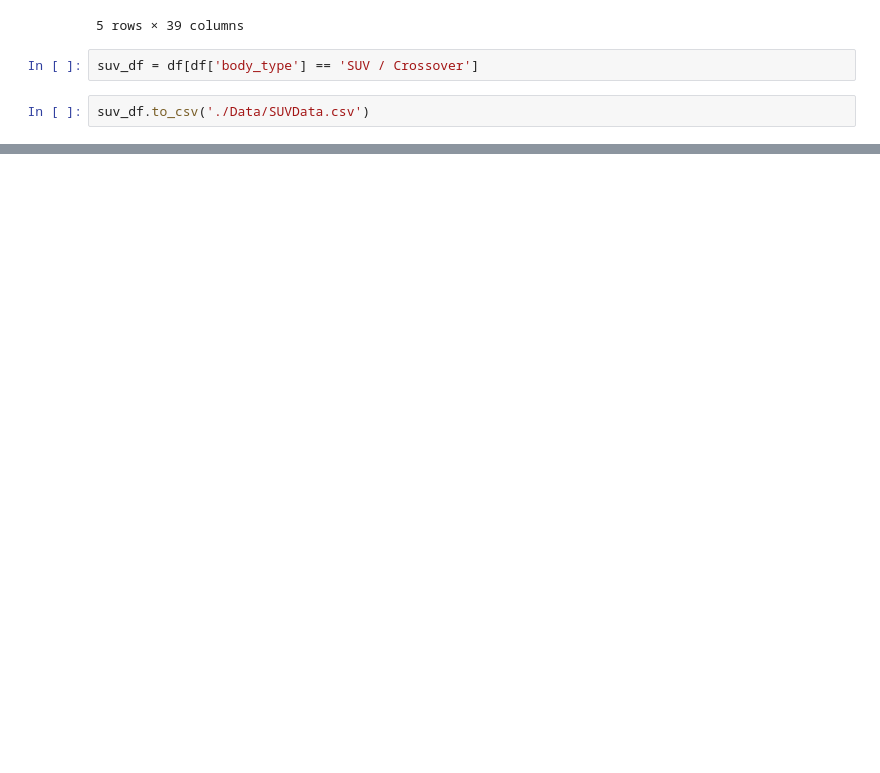
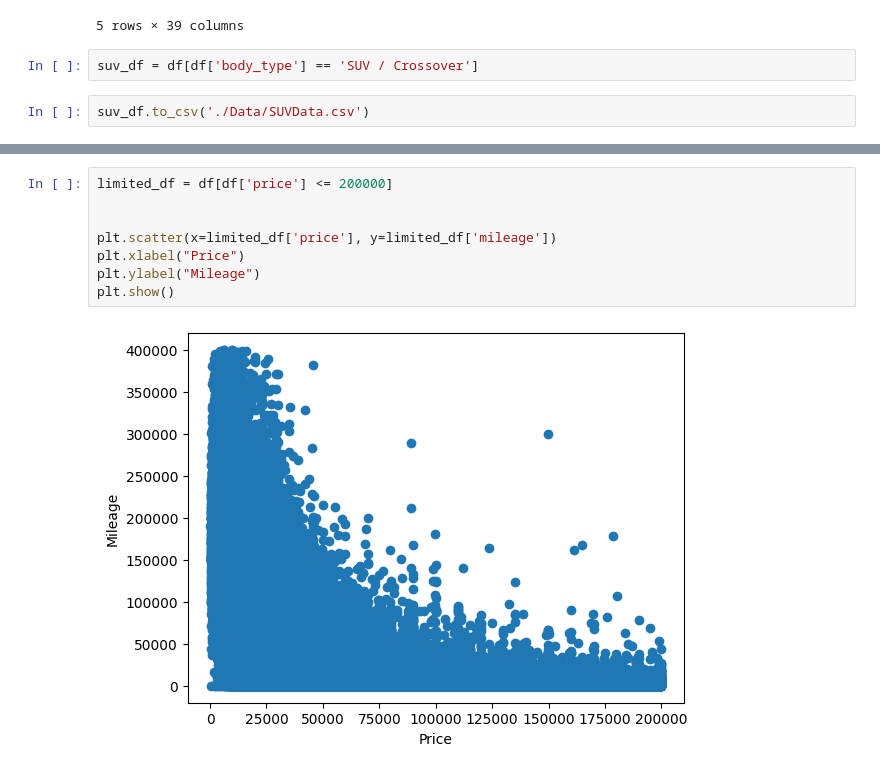
Before and after one commit to mattg213/UsedCarPredictor, a Jupyter notebook: cleaning.ipynb, the cells around one changed output, grey strips where cells are left out. Drawn from its saved outputs; the diff is of its cells as text; blank space fills up the shorter version.

```diff
--- a/cleaning.ipynb
+++ b/cleaning.ipynb
@@ -105,0 +106,10 @@ memory usage: 11.9+ MB
+# %%
+limited_df = df[df['price'] <= 200000]
+
+
+plt.scatter(x=limited_df['price'], y=limited_df['mileage'])
+plt.xlabel("Price")
+plt.ylabel("Mileage")
+plt.show()
+# %% [output]
+[figure, added]
```
Also changed, not shown: parts of 21 cells of this notebook, 2 other files.
